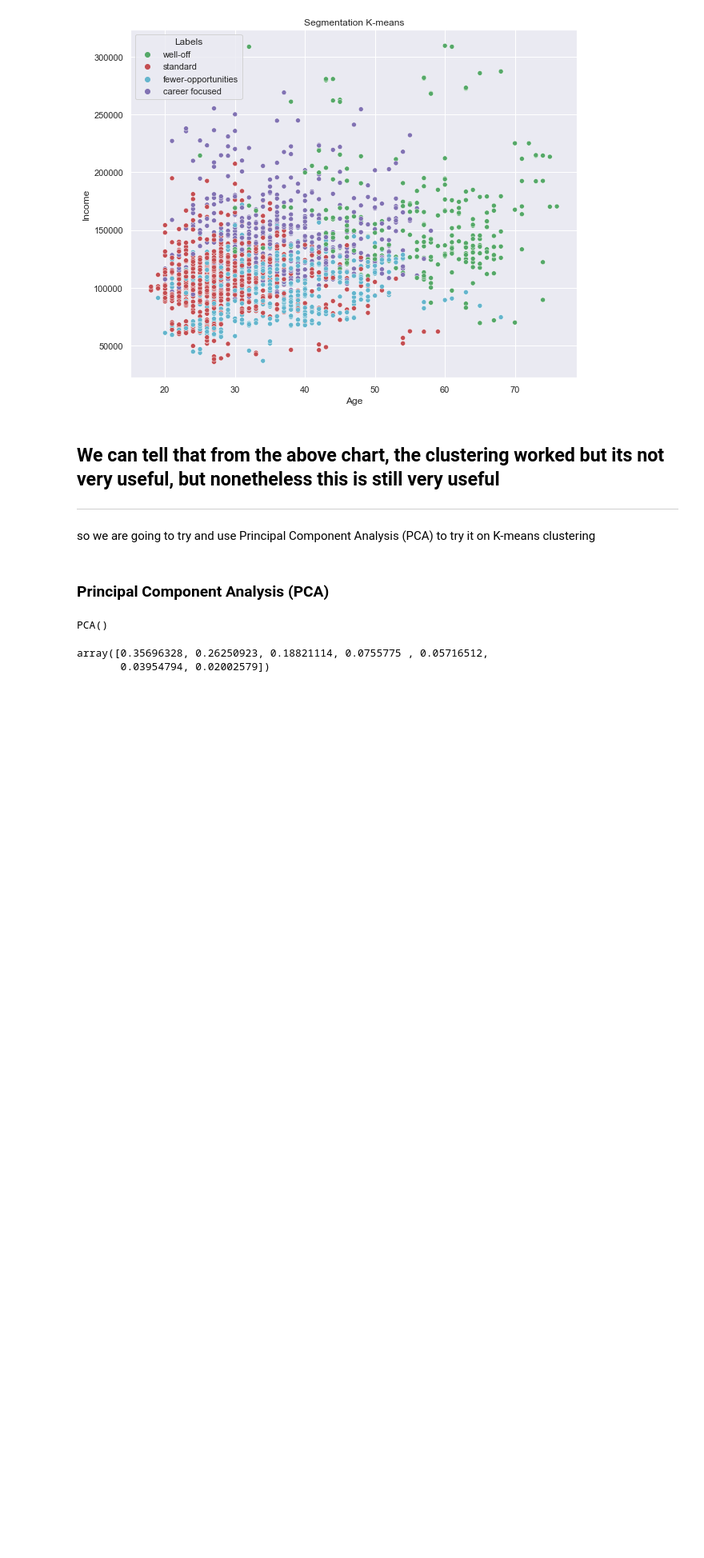
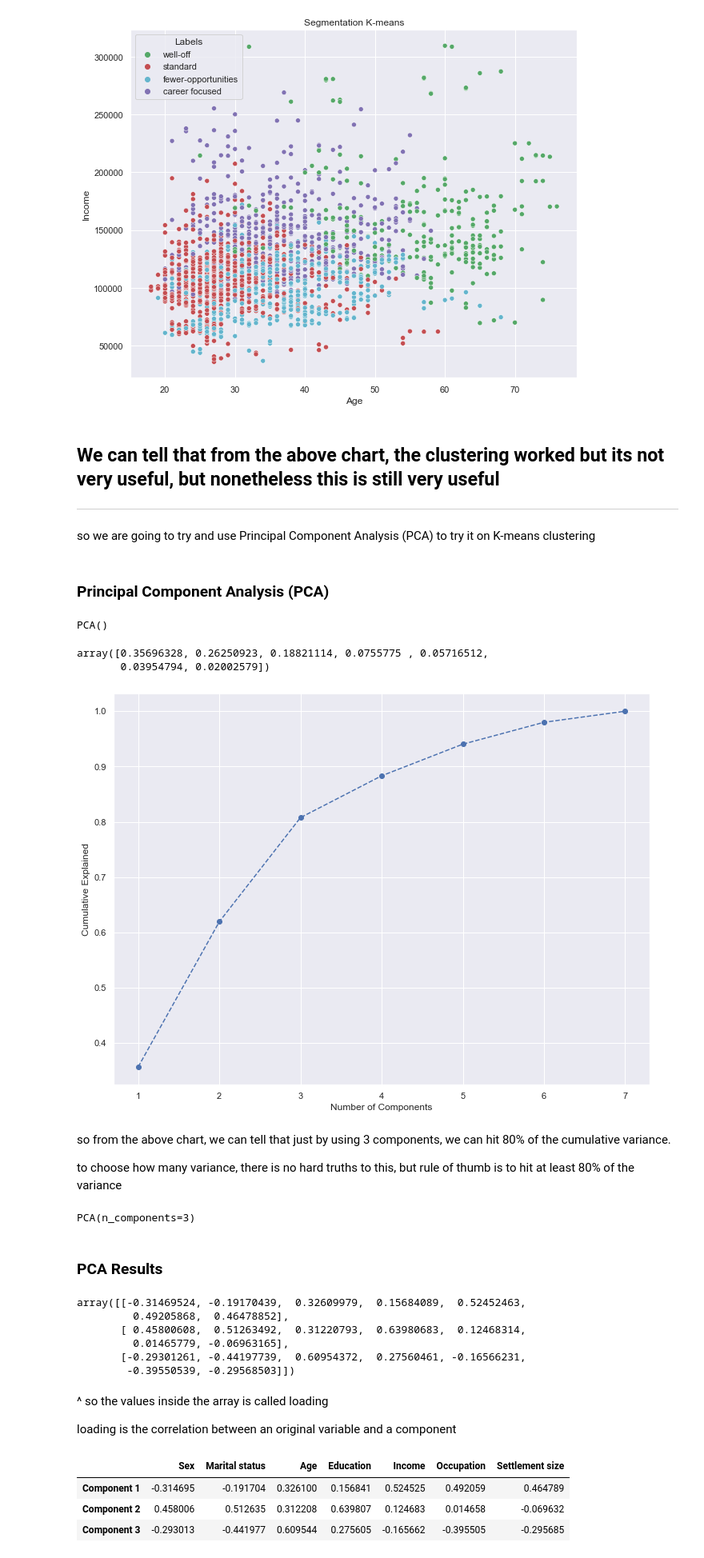
Before and after one commit to Sethchong/Customer_Analytics_DS, a Jupyter notebook: Customer Analytics Segmentation 4.2.ipynb, the cells around one changed output. Shown at 80% size. Saved outputs shown, nothing was run; the diff lists cells and outputs as text; code cells hidden in the pictures; blank space fills up the shorter version.

```diff
--- a/Customer Analytics Segmentation 4.2.ipynb
+++ b/Customer Analytics Segmentation 4.2.ipynb
@@ -253,3 +260,17 @@ pca.explained_variance_ratio_
 # %% [output]
 array([0.35696328, 0.26250923, 0.18821114, 0.0755775 , 0.05716512,
        0.03954794, 0.02002579])
+# %%
+plt.figure(figsize=(12,9))
+# we are using cumulative sum here because we want to know how much of an impact as we increase the variance
+plt.plot(range(1,8), pca.explained_variance_ratio_.cumsum(), marker = 'o', linestyle = '--')
+plt.title=('Explained Variance by Components')
+plt.xlabel('Number of Components')
+plt.ylabel('Cumulative Explained')
+plt.show()
+# %% [output]
+[figure, added]
+# %% [markdown]
+so from the above chart, we can tell that just by using 3 components, we can hit 80% of the cumulative variance.
+
+to choose how many variance, there is no hard truths to this, but rule of thumb is to hit at least 80% of the variance
@@ -255,0 +280,33 @@ array([0.35696328, 0.26250923, 0.18821114, 0.0755775 , 0.05716512,
+# %%
+# completing the pca chart
+pca.fit(segmentation_std)
+# %% [output]
+PCA(n_components=3)
+# %% [markdown]
+### PCA Results
+# %%
+# let's find out more info about the 3 components
+pca.components_
+# %% [output]
+array([[-0.31469524, -0.19170439,  0.32609979,  0.15684089,  0.52452463,
+         0.49205868,  0.46478852],
+       [ 0.45800608,  0.51263492,  0.31220793,  0.63980683,  0.12468314,
+         0.01465779, -0.06963165],
+       [-0.29301261, -0.44197739,  0.60954372,  0.27560461, -0.16566231,
+        -0.39550539, -0.29568503]])
+# %% [markdown]
+^ so the values inside the array is called loading
+
+loading is the correlation between an original variable and a component
+# %%
+df_pca_comp = pd.DataFrame(data = pca.components_,
+# taking the values from df_segmentation dataframe
+columns=df_segmentation.columns.values,
+index = ['Component 1', 'Component 2', 'Component 3'])
+
+df_pca_comp
+# %% [output]
+|  | Sex | Marital status | Age | Education | Income | Occupation | Settlement size |
+| Component 1 | -0.314695 | -0.191704 | 0.326100 | 0.156841 | 0.524525 | 0.492059 | 0.464789 |
+| Component 2 | 0.458006 | 0.512635 | 0.312208 | 0.639807 | 0.124683 | 0.014658 | -0.069632 |
+| Component 3 | -0.293013 | -0.441977 | 0.609544 | 0.275605 | -0.165662 | -0.395505 | -0.295685 |
```
Also changed, not shown: parts of 25 cells of this notebook, 3 other files.
